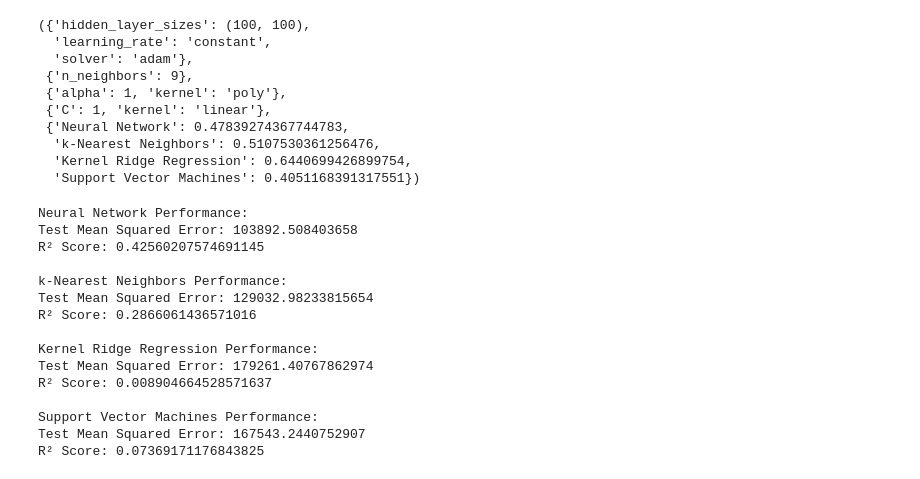
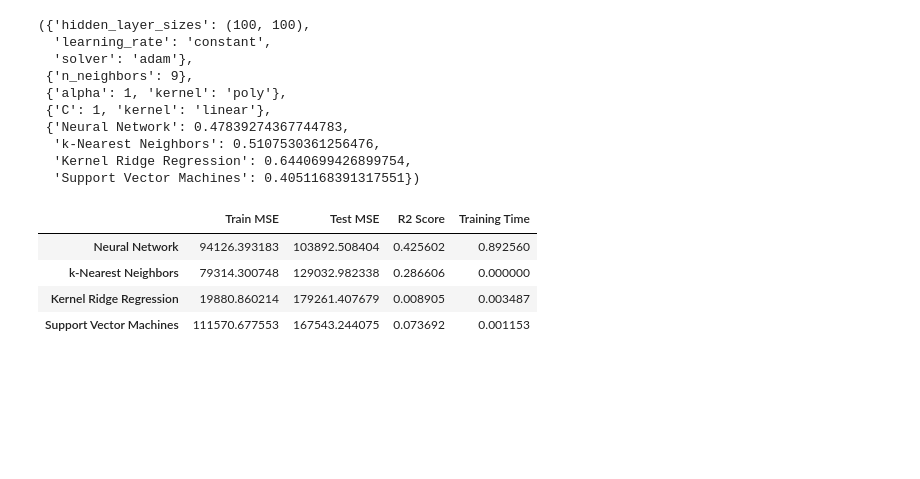
Before and after one commit to bs333/cs559, a Jupyter notebook: CS559 - Homework/hw4/sid_bhatia_hw4.ipynb, the cells around one changed output. Cells and saved outputs as stored; diff of their text form; code cells hidden in the pictures; blank space fills up the shorter version.

```diff
--- a/CS559 - Homework/hw4/sid_bhatia_hw4.ipynb
+++ b/CS559 - Homework/hw4/sid_bhatia_hw4.ipynb
@@ -174,59 +174,30 @@ best_params_mlp, best_params_knn, best_params_krr, best_params_svr, best_scores
 # %%
 from sklearn.metrics import mean_squared_error, r2_score
 
 # Retrain the models using the best parameters
 
 # 1. Neural Network
 mlp_best = MLPRegressor(**best_params_mlp, random_state=42, max_iter=1000)
-mlp_best.fit(X_train_scaled_fresh, y_train_fresh)
-y_pred_mlp_train = mlp_best.predict(X_train_scaled_fresh)
-y_pred_mlp = mlp_best.predict(X_test_scaled_fresh)
+evaluate_model_fresh(mlp_best, "Neural Network")
 
 # 2. k-Nearest Neighbors
 knn_best = KNeighborsRegressor(**best_params_knn)
-knn_best.fit(X_train_scaled_fresh, y_train_fresh)
-y_pred_knn_train = knn_best.predict(X_train_scaled_fresh)
-y_pred_knn = knn_best.predict(X_test_scaled_fresh)
+evaluate_model_fresh(knn_best, "k-Nearest Neighbors")
 
 # 3. Kernel Ridge Regression
 krr_best = KernelRidge(**best_params_krr)
-krr_best.fit(X_train_scaled_fresh, y_train_fresh)
-y_pred_krr_train = krr_best.predict(X_train_scaled_fresh)
-y_pred_krr = krr_best.predict(X_test_scaled_fresh)
+evaluate_model_fresh(krr_best, "Kernel Ridge Regression")
 
 # 4. Support Vector Machines
 svr_best = SVR(**best_params_svr)
-svr_best.fit(X_train_scaled_fresh, y_train_fresh)
-y_pred_svr_train = svr_best.predict(X_train_scaled_fresh)
-y_pred_svr = svr_best.predict(X_test_scaled_fresh)
+evaluate_model_fresh(svr_best, "Support Vector Machines")
 
-# Evaluate the models on the test set
+performance_df_best = pd.DataFrame(model_performance_fresh).T
 
-def evaluate_model(y_true, y_pred, model_name):
-    mse = mean_squared_error(y_true, y_pred)
-    r2 = r2_score(y_true, y_pred)
-    print(f"{model_name} Performance:")
-    print(f"Test Mean Squared Error: {mse}")
-    print(f"R² Score: {r2}\n")
-
-# Evaluate each model
-evaluate_model(y_test_fresh, y_pred_mlp, "Neural Network")
-evaluate_model(y_test_fresh, y_pred_knn, "k-Nearest Neighbors")
-evaluate_model(y_test_fresh, y_pred_krr, "Kernel Ridge Regression")
-evaluate_model(y_test_fresh, y_pred_svr, "Support Vector Machines")
+performance_df_best
 # %% [output]
-Neural Network Performance:
-Test Mean Squared Error: 103892.508403658
-R² Score: 0.42560207574691145
-
-k-Nearest Neighbors Performance:
-Test Mean Squared Error: 129032.98233815654
-R² Score: 0.2866061436571016
-
-Kernel Ridge Regression Performance:
-Test Mean Squared Error: 179261.40767862974
-R² Score: 0.008904664528571637
-
-Support Vector Machines Performance:
-Test Mean Squared Error: 167543.2440752907
-R² Score: 0.07369171176843825
+|  | Train MSE | Test MSE | R2 Score | Training Time |
+| Neural Network | 94126.393183 | 103892.508404 | 0.425602 | 0.892560 |
+| k-Nearest Neighbors | 79314.300748 | 129032.982338 | 0.286606 | 0.000000 |
+| Kernel Ridge Regression | 19880.860214 | 179261.407679 | 0.008905 | 0.003487 |
+| Support Vector Machines | 111570.677553 | 167543.244075 | 0.073692 | 0.001153 |
```
Also changed, not shown: parts of 3 cells of this notebook.
